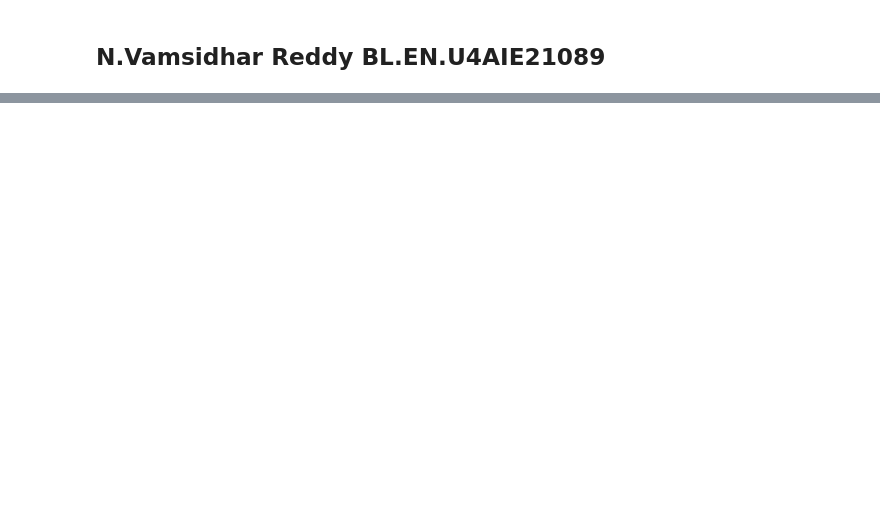
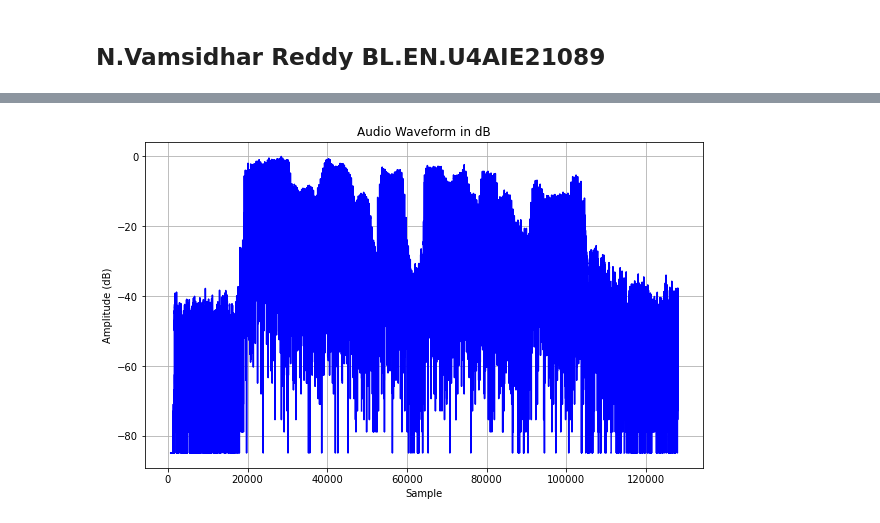
Before and after one commit to Vamsidhar2217/AI_in_speech_processing, a Jupyter notebook: 21089_Lab3.ipynb, the cells around one changed output, grey strips where cells are left out. Cells and saved outputs as stored; diff of their text form; code cells hidden in the pictures; blank space fills up the shorter version.

```diff
--- a/21089_Lab3.ipynb
+++ b/21089_Lab3.ipynb
@@ -55,0 +157,19 @@ Split Audio (top_db=10):
+# %%
+import numpy as np
+import matplotlib.pyplot as plt
+
+max_amplitude = np.max(np.abs(audio_waveform))
+
+# Convert amplitude to dB
+waveform_db = 20 * np.log10(np.abs(audio_waveform) / max_amplitude)
+
+# Plot the dB representation of the audio waveform
+plt.figure(figsize=(10, 6))
+plt.plot(waveform_db, color='blue')
+plt.xlabel('Sample')
+plt.ylabel('Amplitude (dB)')
+plt.title('Audio Waveform in dB')
+plt.grid(True)
+plt.show()
+# %% [output]
+[figure, added]
```
Also changed, not shown: parts of 8 cells of this notebook.
